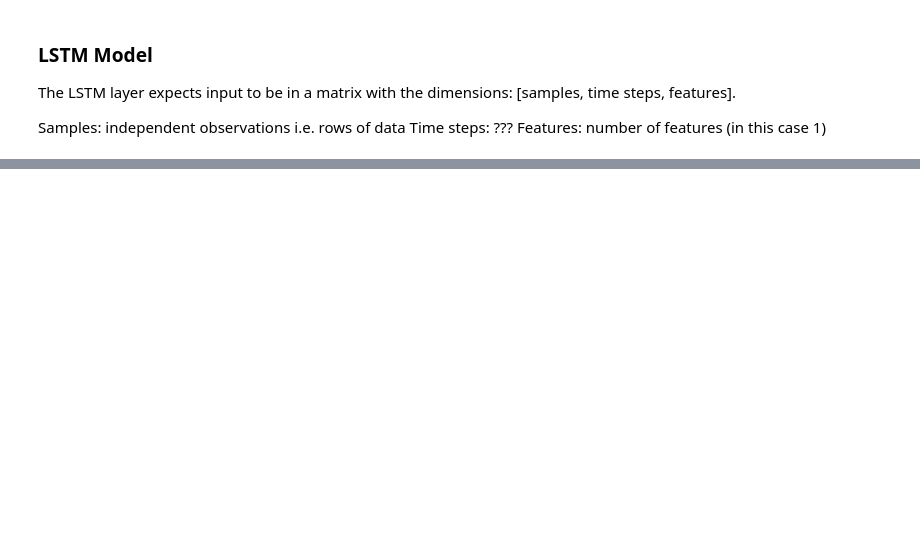
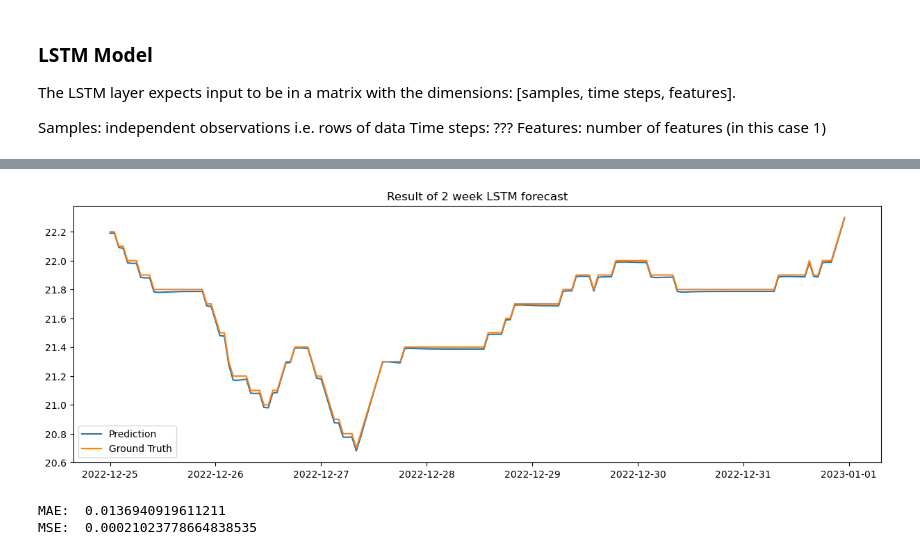
Before and after one commit to elsandner/Master_Project, a Jupyter notebook: Models_LSTM/LSTM_Baseline.ipynb, the cells around one changed output, grey strips where cells are left out. Saved outputs shown, nothing was run; the diff lists cells and outputs as text; code cells hidden in the pictures; blank space fills up the shorter version.

```diff
--- a/Models_LSTM/LSTM_Baseline.ipynb
+++ b/Models_LSTM/LSTM_Baseline.ipynb
@@ -182,3 +153,9 @@ def invert_scale(scaler, X, value):
+# %%
+#invert single float value
+def invert_scale(scaler, value):
+    scaled_value_array = np.array([[value, 0]])
+    inverted_value = scaler.inverse_transform(scaled_value_array)[0][0]
+    return inverted_value
 # %%
 scaler, train_scaled, test_scaled = scale(train, test)
 # %%
@@ -286,20 +260,20 @@ test_scaled[0, 0:-1].shape
+# %%
+# make a one-step forecast
+def forecast_lstm(model, batch_size, X):
+    X = np.array([X])
+    X = X.reshape(1, 1, len(X))
+    yhat = model.predict(X, batch_size=batch_size, verbose=0)
+    return yhat[0,0]
 # %%
 # walk-forward validation on the test data
 predictions = list()
-for i in range(len(test_scaled)):
+
+for index, row in test_scaled.iterrows():
     # make one-step forecast
-    X, y = test_scaled[i, 0:-1], test_scaled[i, -1]
-    yhat = forecast_lstm(lstm_model, 1, X)  #yhat = predictioned y
+    yhat = forecast_lstm(lstm_model, 1, row["X"])  #yhat = predictioned y
     # invert scaling
-    yhat = invert_scale(scaler, X, yhat)
+    yhat = invert_scale(scaler, yhat)
     # invert differencing
-    yhat = inverse_difference(raw_values, yhat, len(test_scaled)+1-i)
+    yhat = yhat + data["WTMP_42036"][-len(test_scaled)+index]    #add the delta value (=yhat) to the according absolute value
     # store forecast
     predictions.append(yhat)
-
-# report performance
-mae = mean_absolute_error(raw_values[-test_hours:], predictions)
-mse = mean_squared_error(raw_values[-test_hours:], predictions)
-print('MAE: ', mae)
-print('MSE: ', mse)
-#error_scores.append(rmse)
@@ -347,0 +282,4 @@ print('MSE: ', mse)
+# %%
+result = data.tail(len(predictions)).copy() #to ensure that it is a copy and not the original data dataframe
+result.loc[:, "Prediction"] = predictions
+result
@@ -347,0 +301,19 @@ print('MSE: ', mse)
+# %%
+plt.figure().set_figwidth(15)
+plt.plot(result["Prediction"], label="Prediction")
+plt.plot(result["WTMP_42036"], label="Ground Truth")
+plt.title("Result of 2 week LSTM forecast")
+plt.legend()
+plt.show()
+# %% [output]
+[figure, added]
+# %%
+# report performance
+mae = mean_absolute_error(result["WTMP_42036"], result["Prediction"])
+mse = mean_squared_error(result["WTMP_42036"], result["Prediction"])
+print('MAE: ', mae)
+print('MSE: ', mse)
+#error_scores.append(rmse)
+# %% [output]
+MAE:  0.0136940919611211
+MSE:  0.00021023778664838535
```
Also changed, not shown: parts of 36 cells of this notebook, 1 other file.
